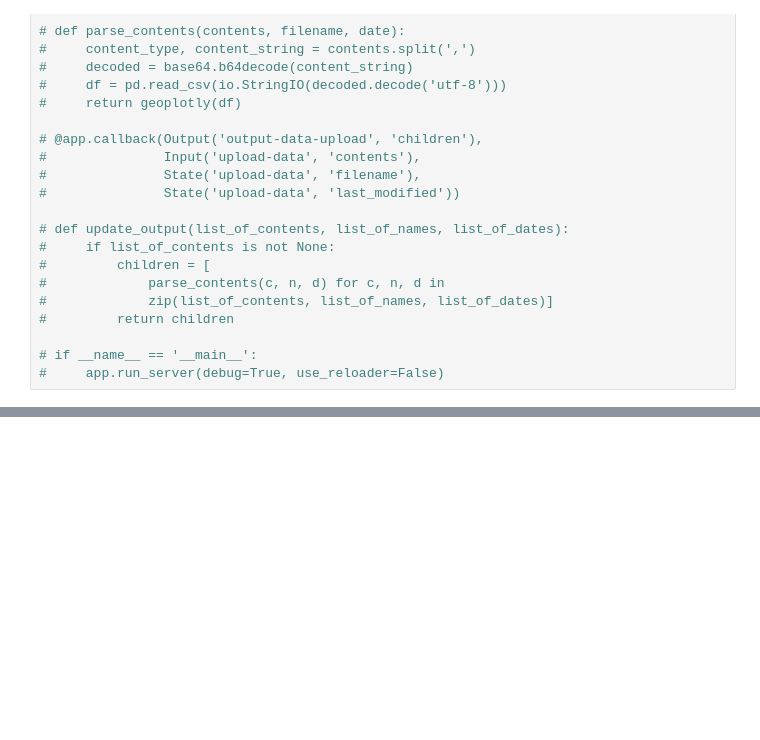
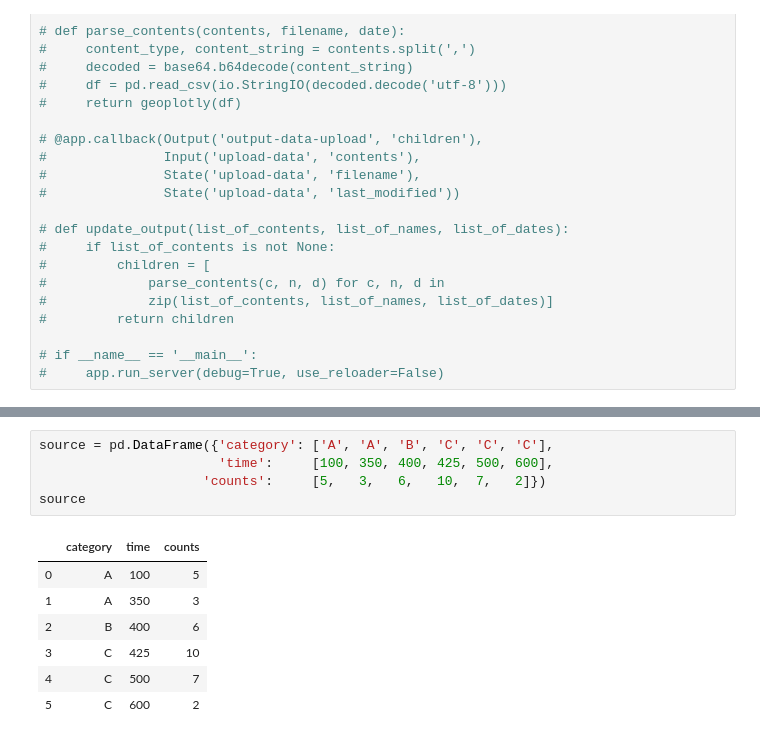
Before and after one commit to hsabraham28/BARTDemo, a Jupyter notebook: demoviz.ipynb, the cells around one changed output, grey strips where cells are left out. Drawn from its saved outputs; the diff is of its cells as text; blank space fills up the shorter version.

```diff
--- a/demoviz.ipynb
+++ b/demoviz.ipynb
@@ -342,0 +402,13 @@ swimscatter.show()
+# %%
+source = pd.DataFrame({'category': ['A', 'A', 'B', 'C', 'C', 'C'],
+                       'time':     [100, 350, 400, 425, 500, 600],
+                     'counts':     [5,   3,   6,   10,  7,   2]})
+source
+# %% [output]
+|  | category | time | counts |
+| 0 | A | 100 | 5 |
+| 1 | A | 350 | 3 |
+| 2 | B | 400 | 6 |
+| 3 | C | 425 | 10 |
+| 4 | C | 500 | 7 |
+| 5 | C | 600 | 2 |
```
Also changed, not shown: parts of 14 cells of this notebook, 31 other files.
